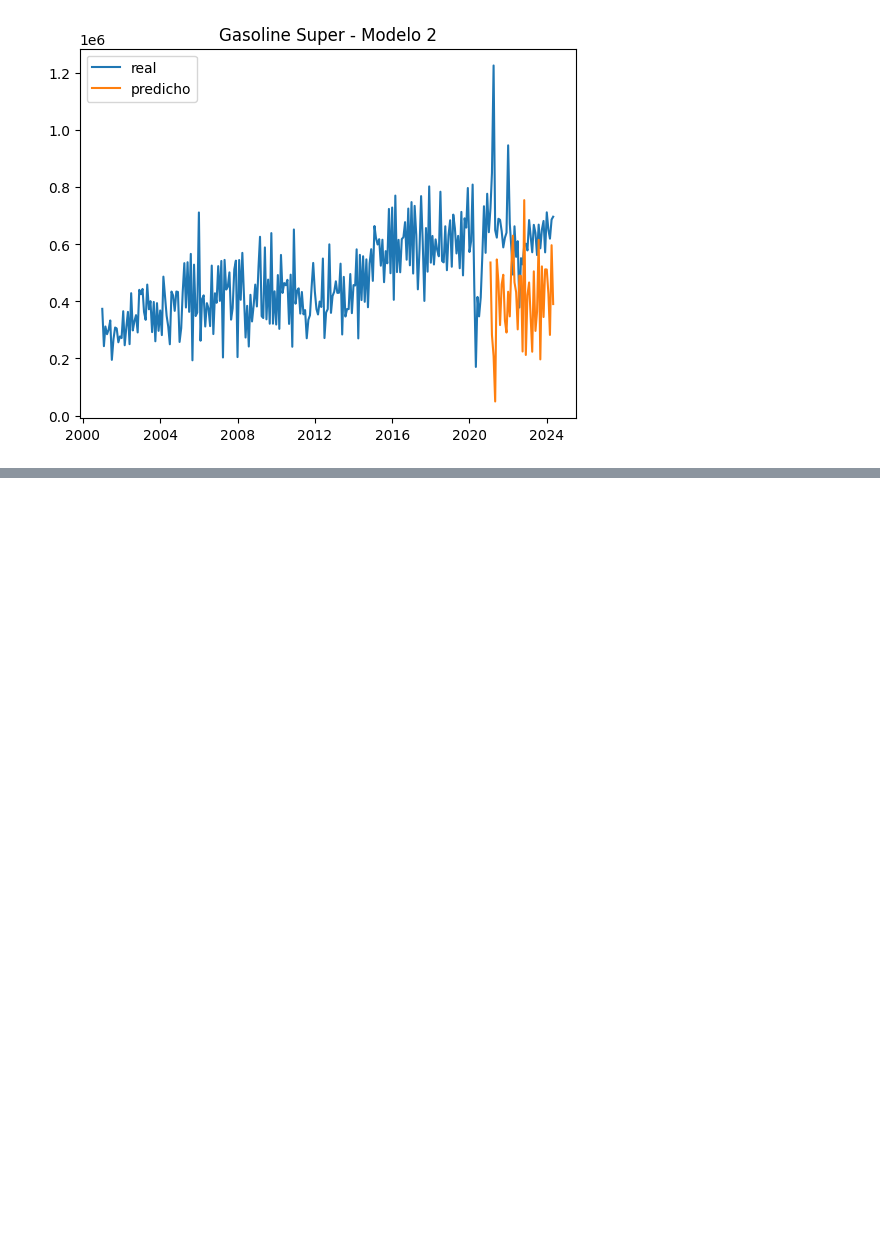
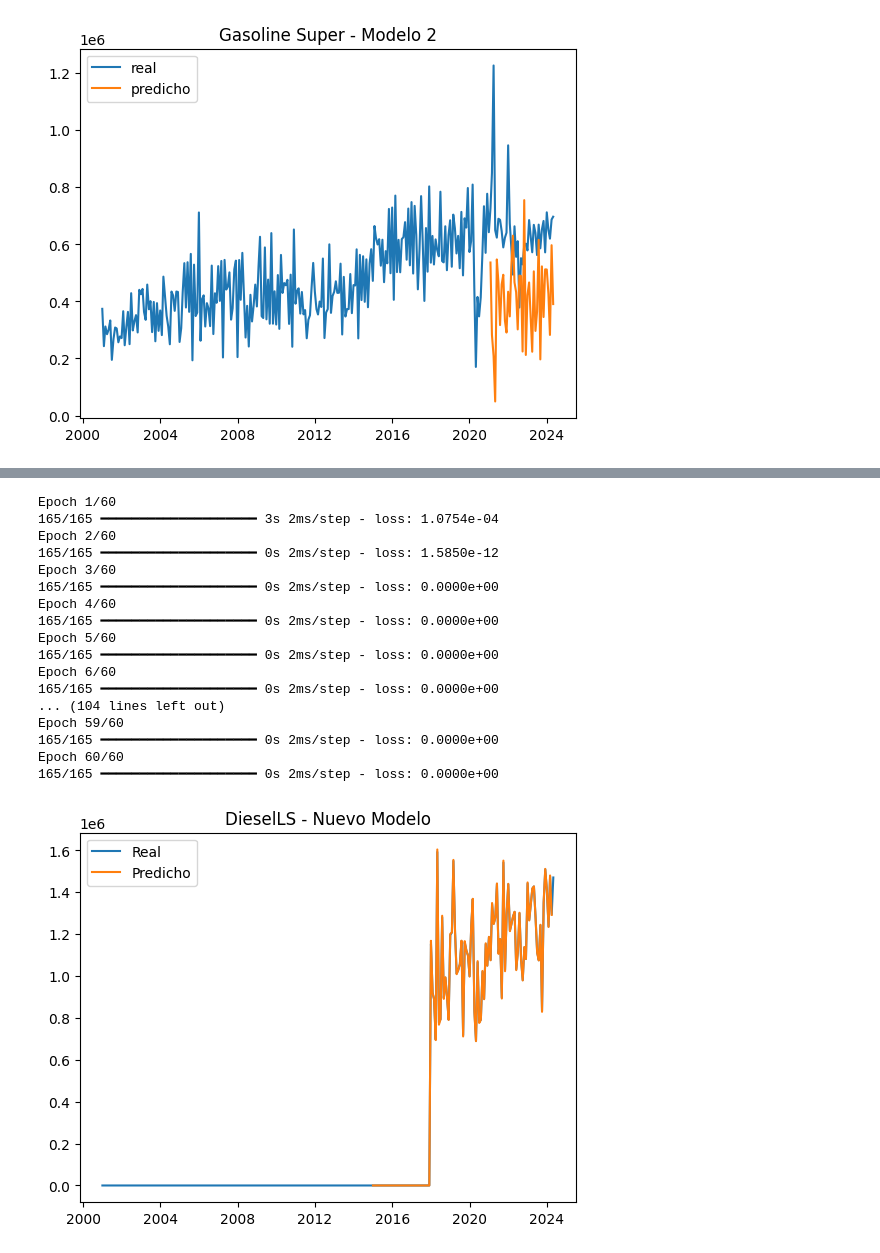
Before and after one commit to Arthurs101/DataScience-S10-Lab3-2024, a Jupyter notebook: Laboratorio3.ipynb, the cells around one changed output, grey strips where cells are left out. Drawn from its saved outputs; the diff is of its cells as text; code cells hidden in the pictures; blank space fills up the shorter version.

```diff
--- a/Laboratorio3.ipynb
+++ b/Laboratorio3.ipynb
@@ -442,0 +695,62 @@ Epoch 100/100
+# %%
+# Predicción para DieselLS
+diesel_ls_df = importacion_df[['Fecha','DieselLS']]
+diesel_ls_df = diesel_ls_df.set_index('Fecha')
+
+# Diferenciación y normalización
+diesel_ls_diff = diesel_ls_df.diff()
+scaler_diesel_ls = StandardScaler()
+diesel_ls_scaled = scaler_diesel_ls.fit_transform(diesel_ls_diff.dropna())
+
+# Separar en train y test
+diesel_ls_train = diesel_ls_scaled[1:split_index]
+diesel_ls_test = diesel_ls_scaled[split_index:]
+
+# Transformar en serie supervisada
+diesel_ls_x_train, diesel_ls_y_train = supervisada(diesel_ls_train)
+diesel_ls_x_test, diesel_ls_y_test = supervisada(diesel_ls_test)
+
+# Convertir a arreglos tridimensionales
+diesel_ls_x_train = np.reshape(diesel_ls_x_train, (diesel_ls_x_train.shape[0], 1, 1))
+diesel_ls_x_test = np.reshape(diesel_ls_x_test, (diesel_ls_x_test.shape[0], 1, 1))
+
+# Nuevo modelo LSTM
+unidades_diesel_ls = 100  # Aumentar el número de neuronas
+paso_diesel_ls = 1
+caracteristicas_diesel_ls = 1
+
+inputs_diesel_ls = keras.layers.Input((paso_diesel_ls, caracteristicas_diesel_ls))
+lstm_out_diesel_ls = keras.layers.LSTM(unidades_diesel_ls, return_sequences=True)(inputs_diesel_ls)
+lstm_out_diesel_ls = keras.layers.LSTM(unidades_diesel_ls)(lstm_out_diesel_ls)
+outputs_diesel_ls = keras.layers.Dense(1)(lstm_out_diesel_ls)
+
+modelo_diesel_ls = keras.Model(inputs=inputs_diesel_ls, outputs=outputs_diesel_ls)
+modelo_diesel_ls.summary()
+modelo_diesel_ls.compile(loss='mean_squared_error', optimizer="adam")
+
+epocas_diesel_ls = 60  # Ajustar el número de épocas
+history_diesel_ls = modelo_diesel_ls.fit(
+    x=diesel_ls_x_train,
+    y=diesel_ls_y_train,
+    batch_size=lote,
+    epochs=epocas_diesel_ls,
+    shuffle=False,
+    verbose=1
+)
+
+# Predicción con el nuevo modelo
+prediccion_test_diesel_ls = prediccion_fun(diesel_ls_x_test, modelo_diesel_ls, 1, scaler_diesel_ls, dif=True, dif_cant=1, Series=diesel_ls_df.values, n=len(diesel_ls_x_test))
+
+# Ajustar el índice del DataFrame para que coincida con el número de predicciones
+indices_diesel_ls = diesel_ls_df[split_index + 1:split_index + 1 + len(prediccion_test_diesel_ls)].index
+
+# Crear el DataFrame con los índices ajustados
+df_test_diesel_ls = pd.DataFrame(prediccion_test_diesel_ls, index=indices_diesel_ls)
+
+# Graficar los resultados del nuevo modelo
+plt.title('DieselLS - Nuevo Modelo')
+plt.plot(diesel_ls_df, label='Real')
+plt.plot(df_test_diesel_ls, label='Predicho')
+plt.legend()
+plt.show()
+# %% [output]
@@ -442,0 +772,18 @@ Epoch 100/100
+Epoch 1/60
+165/165 ━━━━━━━━━━━━━━━━━━━━ 3s 2ms/step - loss: 1.0754e-04
+Epoch 2/60
+165/165 ━━━━━━━━━━━━━━━━━━━━ 0s 2ms/step - loss: 1.5850e-12
+Epoch 3/60
+165/165 ━━━━━━━━━━━━━━━━━━━━ 0s 2ms/step - loss: 0.0000e+00
+Epoch 4/60
+165/165 ━━━━━━━━━━━━━━━━━━━━ 0s 2ms/step - loss: 0.0000e+00
+Epoch 5/60
+165/165 ━━━━━━━━━━━━━━━━━━━━ 0s 2ms/step - loss: 0.0000e+00
+Epoch 6/60
+165/165 ━━━━━━━━━━━━━━━━━━━━ 0s 2ms/step - loss: 0.0000e+00
+... (104 lines left out)
+Epoch 59/60
+165/165 ━━━━━━━━━━━━━━━━━━━━ 0s 2ms/step - loss: 0.0000e+00
+Epoch 60/60
+165/165 ━━━━━━━━━━━━━━━━━━━━ 0s 2ms/step - loss: 0.0000e+00
+[figure, added]
```
Also changed, not shown: parts of 11 cells of this notebook.
